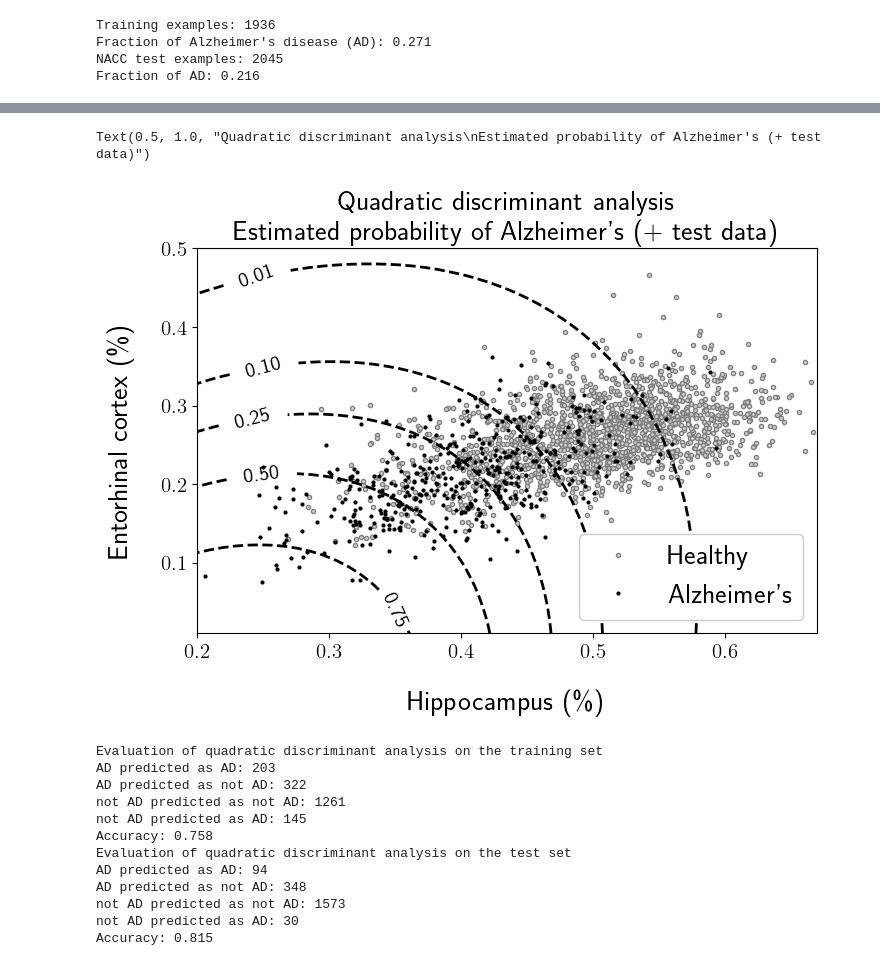
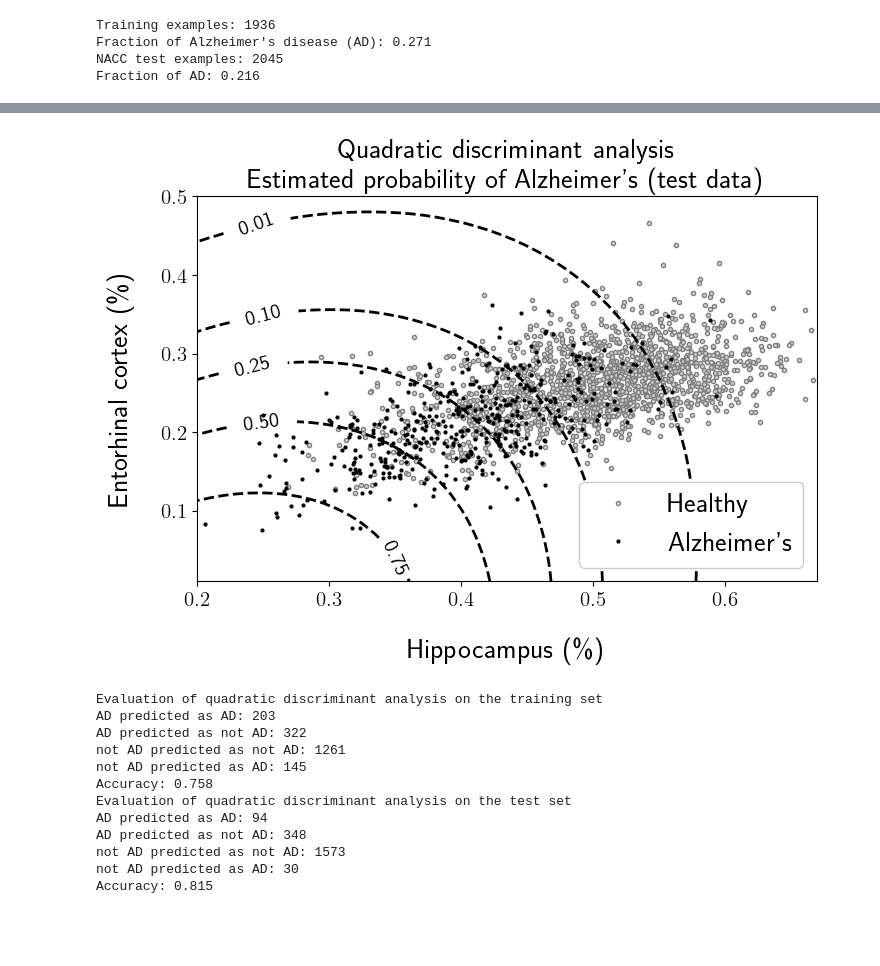
Before and after one commit to cfgranda/ps4ds, a Jupyter notebook: discrete_and_continuous_variables/alzheimers_gaussian_discriminant_analysis.ipynb, the cells around one changed output, grey strips where cells are left out. Cells and saved outputs as stored; diff of their text form; code cells hidden in the pictures; blank space fills up the shorter version.

```diff
--- a/discrete_and_continuous_variables/alzheimers_gaussian_discriminant_analysis.ipynb
+++ b/discrete_and_continuous_variables/alzheimers_gaussian_discriminant_analysis.ipynb
@@ -211,25 +208,24 @@ Text(0.5, 1.0, "Quadratic discriminant analysis\nEstimated probability of Alzhei
 # %%
 levels_p = [0.01,0.1,0.25,0.5,0.75,0.9]
 plt.figure(figsize=(8,5))
 plt.plot(hippocampus_norm_notAD_nacc,entorhinal_norm_notAD_nacc, 'o',markersize=markersize,markerfacecolor='lightgray',markeredgecolor="gray",
          label='Healthy',alpha=1)
 plt.plot(hippocampus_norm_AD_nacc,entorhinal_norm_AD_nacc, 'o',markersize=markersize-1,markerfacecolor='black',markeredgecolor="black",
          label='Alzheimer\'s',alpha=1)
 CS = plt.contour(hippocampus_grid,entorhinal_grid,cond_prob_AD, levels=levels_p,colors='black',linewidths=2,linestyles="dashed")
 manual_locations = [(0.25, 0.45), (0.25, 0.35), (0.25, 0.25), (0.25, 0.2),(0.35, 0.04)]
 plt.clabel(CS, CS.levels, inline=True, fontsize=font_size_ticks,inline_spacing=3, rightside_up=True,fmt='%1.2f'
           ,manual=manual_locations)
 plt.xticks(fontsize=font_size_ticks)
 plt.yticks(fontsize=font_size_ticks)
 plt.xlim([min_hippocampus,max_hippocampus])
 plt.ylim([min_entorhinal,max_entorhinal])
 plt.xlabel("Hippocampus (\%)",fontsize=font_size,labelpad=20)
 plt.ylabel('Entorhinal cortex (\%)',fontsize=font_size,labelpad=20)
 plt.legend(fontsize=font_size,framealpha=1,loc="lower right")
-plt.title("Quadratic discriminant analysis\nEstimated probability of Alzheimer's (+ test data)",fontsize=font_size)
+plt.title("Quadratic discriminant analysis\nEstimated probability of Alzheimer's (test data)",fontsize=font_size);
 # %% [output]
-Text(0.5, 1.0, "Quadratic discriminant analysis\nEstimated probability of Alzheimer's (+ test data)")
-[figure, old version]
+[figure, new version]
 # %%
 def evaluate_QDA(hippocampus_norm_AD,entorhinal_norm_AD,hippocampus_norm_notAD,entorhinal_norm_notAD,threshold):
 
```
Also changed, not shown: parts of 6 cells of this notebook, 31 other files.
